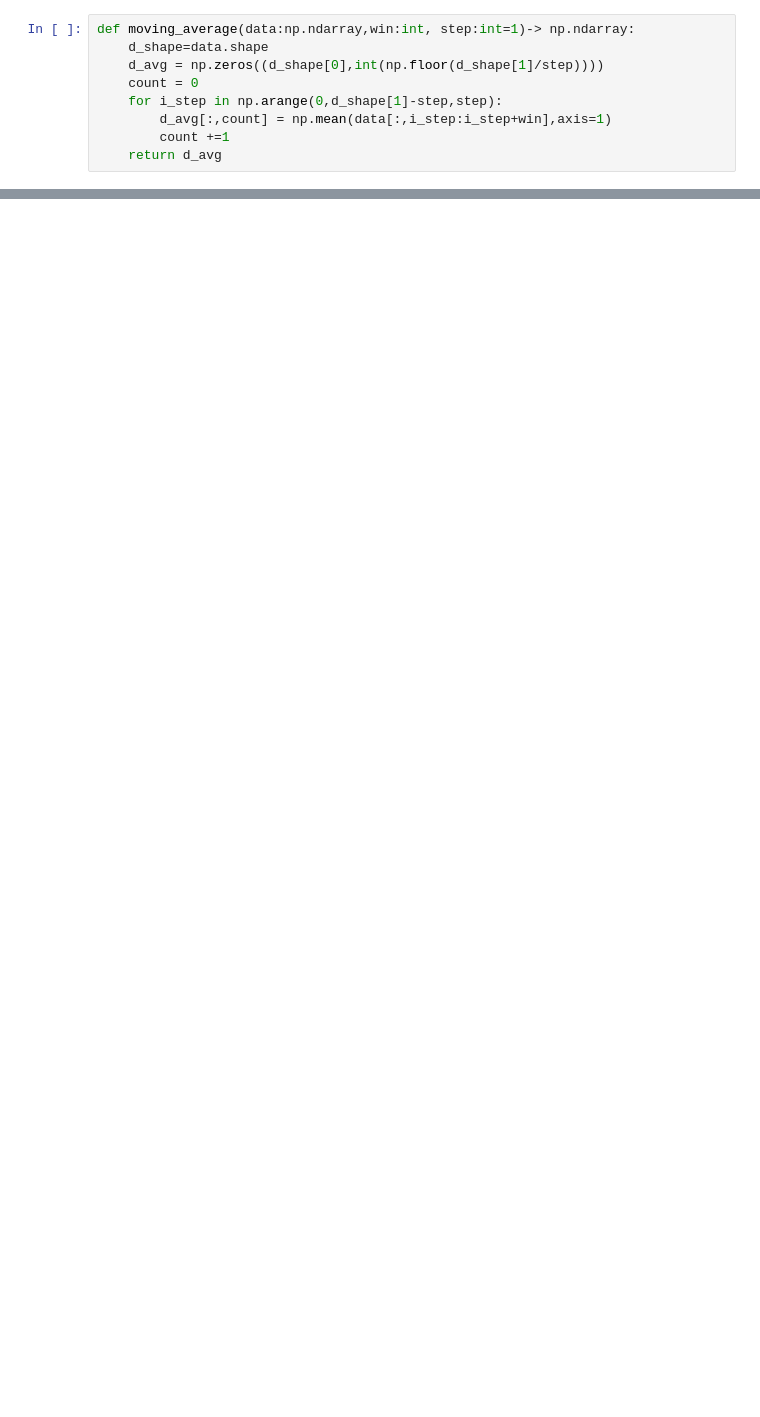
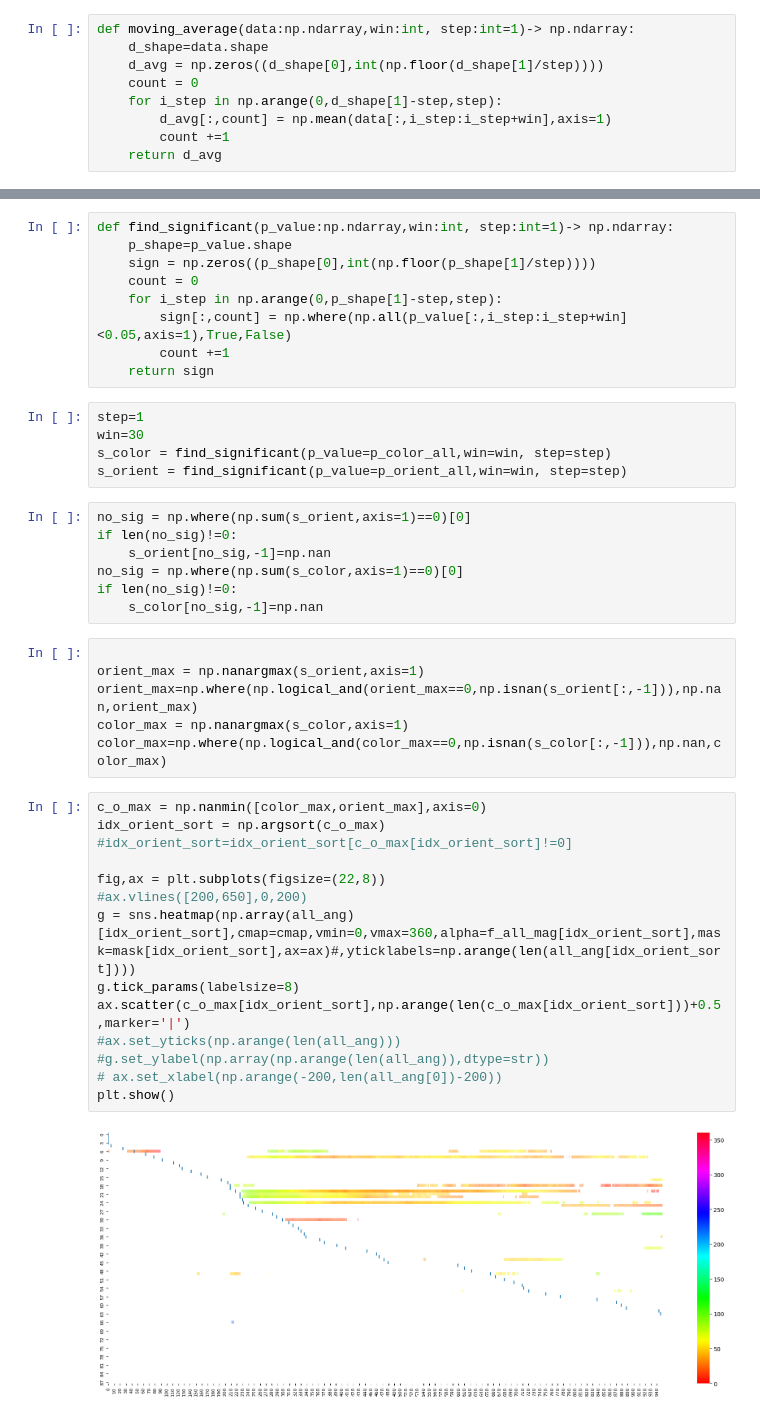
Before and after one commit to Ibos-lab/EphysVibe, a Jupyter notebook: examples/auc_roc.ipynb, the cells around one changed output, grey strips where cells are left out. Drawn from its saved outputs; the diff is of its cells as text; blank space fills up the shorter version.

Commit message:
roc auc heatmap

```diff
--- a/examples/auc_roc.ipynb
+++ b/examples/auc_roc.ipynb
@@ -137,0 +187,43 @@ array([0.55372039, 0.55505506, 0.55638972, 0.55839173, 0.55205205,
+# %%
+def find_significant(p_value:np.ndarray,win:int, step:int=1)-> np.ndarray:
+    p_shape=p_value.shape
+    sign = np.zeros((p_shape[0],int(np.floor(p_shape[1]/step))))
+    count = 0
+    for i_step in np.arange(0,p_shape[1]-step,step):
+        sign[:,count] = np.where(np.all(p_value[:,i_step:i_step+win]<0.05,axis=1),True,False)
+        count +=1
+    return sign
+# %%
+step=1
+win=30
+s_color = find_significant(p_value=p_color_all,win=win, step=step)
+s_orient = find_significant(p_value=p_orient_all,win=win, step=step)
+# %%
+no_sig = np.where(np.sum(s_orient,axis=1)==0)[0]
+if len(no_sig)!=0:
+    s_orient[no_sig,-1]=np.nan
+no_sig = np.where(np.sum(s_color,axis=1)==0)[0]
+if len(no_sig)!=0:
+    s_color[no_sig,-1]=np.nan
+# %%
+
+orient_max = np.nanargmax(s_orient,axis=1)
+orient_max=np.where(np.logical_and(orient_max==0,np.isnan(s_orient[:,-1])),np.nan,orient_max)
+color_max = np.nanargmax(s_color,axis=1)
+color_max=np.where(np.logical_and(color_max==0,np.isnan(s_color[:,-1])),np.nan,color_max)
+# %%
+c_o_max = np.nanmin([color_max,orient_max],axis=0)
+idx_orient_sort = np.argsort(c_o_max)
+#idx_orient_sort=idx_orient_sort[c_o_max[idx_orient_sort]!=0]
+
+fig,ax = plt.subplots(figsize=(22,8))
+#ax.vlines([200,650],0,200)
+g = sns.heatmap(np.array(all_ang)[idx_orient_sort],cmap=cmap,vmin=0,vmax=360,alpha=f_all_mag[idx_orient_sort],mask=mask[idx_orient_sort],ax=ax)#,yticklabels=np.arange(len(all_ang[idx_orient_sort])))
+g.tick_params(labelsize=8)
+ax.scatter(c_o_max[idx_orient_sort],np.arange(len(c_o_max[idx_orient_sort]))+0.5,marker='|')
+#ax.set_yticks(np.arange(len(all_ang)))
+#g.set_ylabel(np.array(np.arange(len(all_ang)),dtype=str))
+# ax.set_xlabel(np.arange(-200,len(all_ang[0])-200))
+plt.show()
+# %% [output]
+[figure, added]
```
Also changed, not shown: parts of 28 cells of this notebook, 2 other files.
